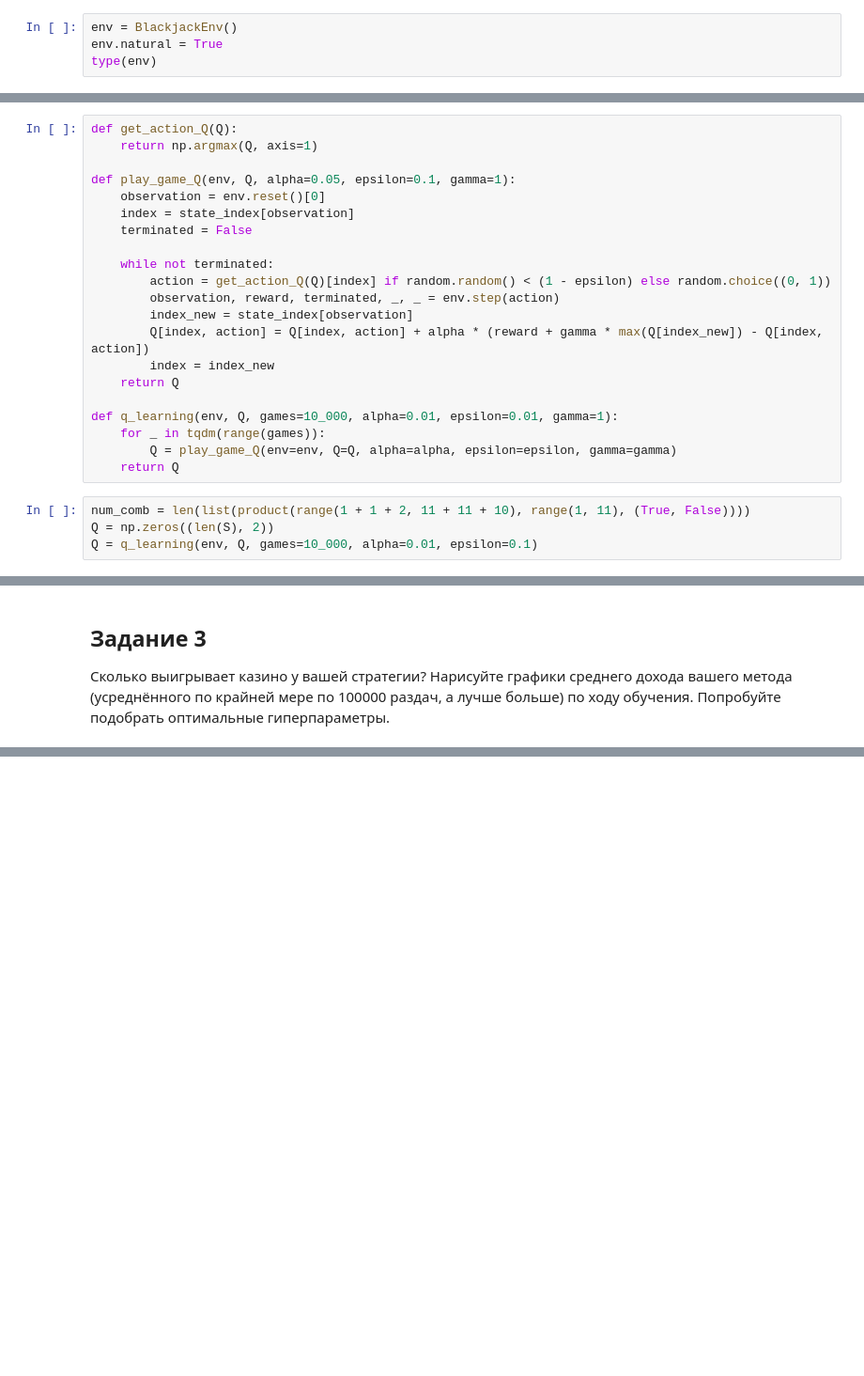
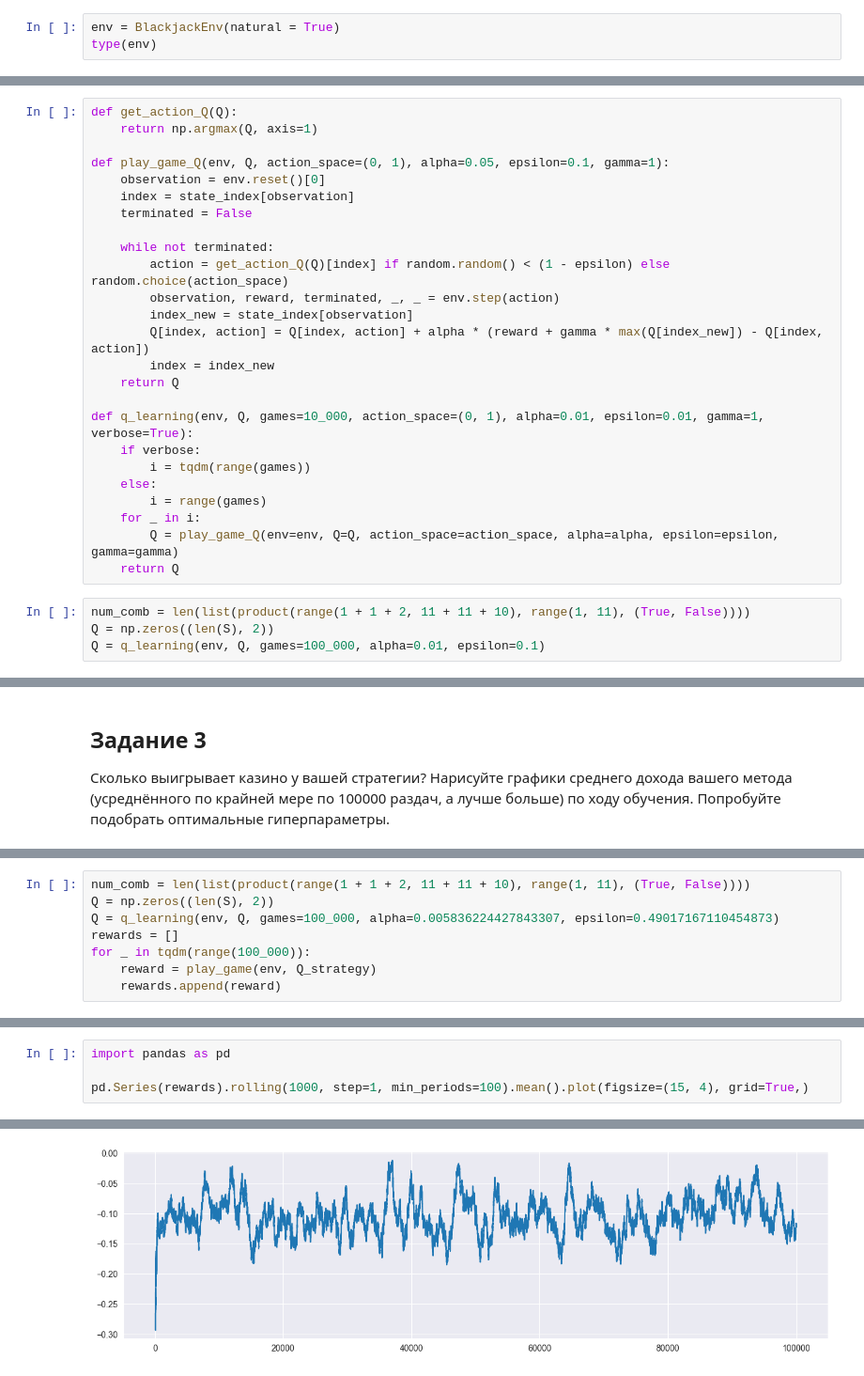
Before and after one commit to dertty/blackjack_RLandAdvancedDL, a Jupyter notebook: hw_script.ipynb, the cells around one changed output, grey strips where cells are left out. Shown at 94% size. Drawn from its saved outputs; the diff is of its cells as text; blank space fills up the shorter version.

```diff
--- a/hw_script.ipynb
+++ b/hw_script.ipynb
@@ -38,8 +38,7 @@ from tqdm import tqdm
 from blackjack import BlackjackEnv
 from functools import partialmethod
 # %%
-env = BlackjackEnv()
-env.natural = True
+env = BlackjackEnv(natural = True)
 type(env)
 # %% [output]
 blackjack.BlackjackEnv
@@ -89,27 +92,31 @@ state_index = {state: i for i, state in enumerate(S)}
 def get_action_Q(Q):
     return np.argmax(Q, axis=1)
 
-def play_game_Q(env, Q, alpha=0.05, epsilon=0.1, gamma=1):
+def play_game_Q(env, Q, action_space=(0, 1), alpha=0.05, epsilon=0.1, gamma=1):
     observation = env.reset()[0]
     index = state_index[observation]
     terminated = False
 
     while not terminated:
-        action = get_action_Q(Q)[index] if random.random() < (1 - epsilon) else random.choice((0, 1))
+        action = get_action_Q(Q)[index] if random.random() < (1 - epsilon) else random.choice(action_space)
         observation, reward, terminated, _, _ = env.step(action)
         index_new = state_index[observation]
         Q[index, action] = Q[index, action] + alpha * (reward + gamma * max(Q[index_new]) - Q[index, action])
         index = index_new
     return Q
 
-def q_learning(env, Q, games=10_000, alpha=0.01, epsilon=0.01, gamma=1):
-    for _ in tqdm(range(games)):
-        Q = play_game_Q(env=env, Q=Q, alpha=alpha, epsilon=epsilon, gamma=gamma)
+def q_learning(env, Q, games=10_000, action_space=(0, 1), alpha=0.01, epsilon=0.01, gamma=1, verbose=True):
+    if verbose:
+        i = tqdm(range(games))
+    else:
+        i = range(games)
+    for _ in i:
+        Q = play_game_Q(env=env, Q=Q, action_space=action_space, alpha=alpha, epsilon=epsilon, gamma=gamma)
     return Q
 # %%
 num_comb = len(list(product(range(1 + 1 + 2, 11 + 11 + 10), range(1, 11), (True, False))))
 Q = np.zeros((len(S), 2))
-Q = q_learning(env, Q, games=10_000, alpha=0.01, epsilon=0.1)
+Q = q_learning(env, Q, games=100_000, alpha=0.01, epsilon=0.1)
 # %%
 def Q_strategy(observation):
     return np.argmax(Q, axis=1)[state_index[observation]]
@@ -140,0 +170,8 @@ study.best_params
+# %%
+num_comb = len(list(product(range(1 + 1 + 2, 11 + 11 + 10), range(1, 11), (True, False))))
+Q = np.zeros((len(S), 2))
+Q = q_learning(env, Q, games=100_000, alpha=0.005836224427843307, epsilon=0.49017167110454873)
+rewards = []
+for _ in tqdm(range(100_000)):
+    reward = play_game(env, Q_strategy)
+    rewards.append(reward)
@@ -140,0 +184,5 @@ study.best_params
+# %%
+import pandas as pd
+
+pd.Series(rewards).rolling(1000, step=1, min_periods=100).mean().plot(figsize=(15, 4), grid=True,)
+# %% [output]
@@ -140,0 +190 @@ study.best_params
+[figure, added]
```
Also changed, not shown: parts of 18 cells of this notebook, 3 other files.
